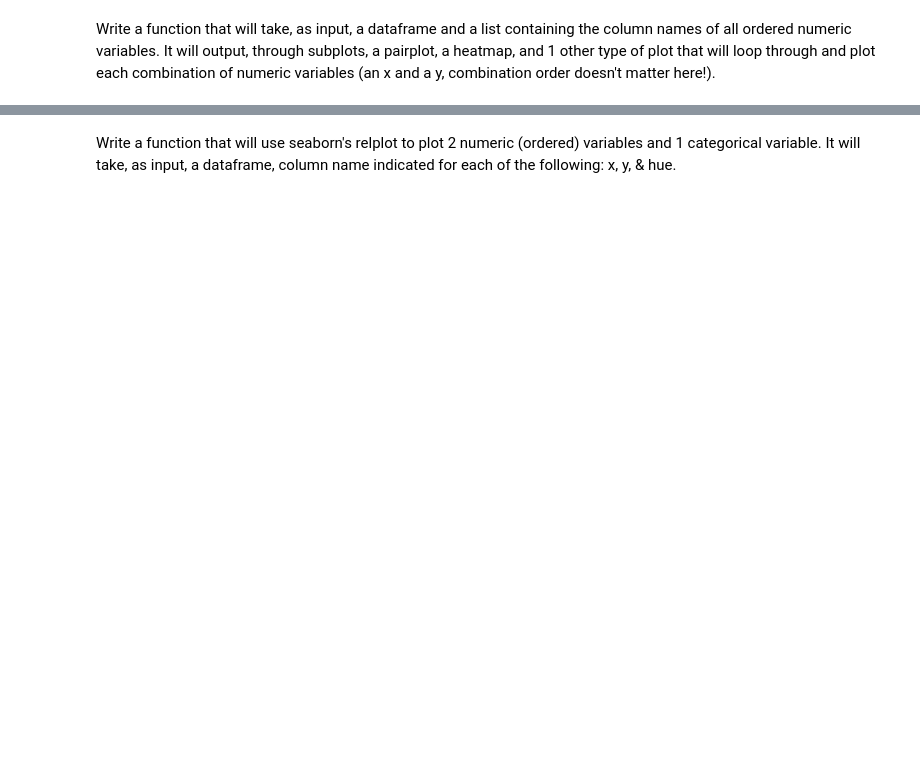
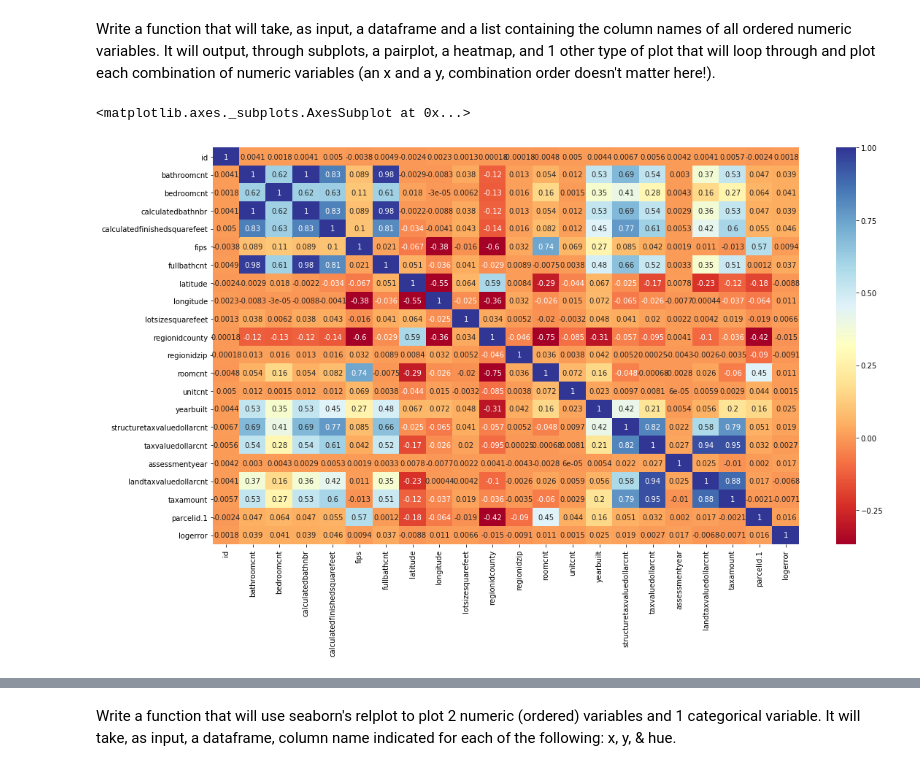
Before and after one commit to escalante-eric/ds-methodologies-exercises, a Jupyter notebook: Clustering/explore_zillow.ipynb, the cells around one changed output, grey strips where cells are left out. Saved outputs shown, nothing was run; the diff lists cells and outputs as text; code cells hidden in the pictures; blank space fills up the shorter version.

```diff
--- a/Clustering/explore_zillow.ipynb
+++ b/Clustering/explore_zillow.ipynb
@@ -35,7 +59,8 @@ def null_percent_row(df):
 3. Write a function that will take a dataframe and list of column names as input and return the dataframe with the null values in those columns replace by 0.
 # %%
 def replace_with_zero(df, column_name):
-    return df.fillna(0)
+    df[column_name] = df[column_name].fillna(0)
+    return df
 # %% [markdown]
 4. Impute the values in land square feet.
 
@@ -53,15 +78,21 @@ def replace_null_data(df, column_name, numerical = True):
 
 df = replace_null_data(df,'landtaxvaluedollarcnt')
 df = replace_null_data(df,'yearbuilt')
+df = replace_null_data(df,'unitcnt')
+df = replace_null_data(df, 'calculatedfinishedsquarefeet')
+df = replace_null_data(df, 'lotsizesquarefeet')
 # %% [markdown]
 5. Create a function that fills missing values with 0s. Explore the data and decide which columns it makes sense to apply this transformation to.
 # %%
 def replace_with_zero(df, column_name):
-    return df.fillna(0)
+    df[column_name] = df[column_name].fillna(0)
+    return df
 
 df = replace_with_zero(df,'fullbathcnt')
-df = replace_null_data(df,'calculatedbathnbr')
-df = replace_null_data(df,'unitcnt')
+df = replace_with_zero(df,'calculatedbathnbr')
+df = replace_with_zero(df, 'taxvaluedollarcnt')
+df = replace_with_zero(df, 'regionidzip')
+df = replace_with_zero(df, 'taxamount')
 # %% [markdown]
 6. Run the first function that returns missing value totals by column: Does the attribute have enough information (i.e. enough non-null values) to be useful? Choose your cutoff and remove columns where there is not enough information available. Document your cutoff and your reasoning.
 # %% [markdown]
@@ -96,0 +126,10 @@ def summarize_outliers():
+# %%
+keys = ['bathroomcnt','bedroomcnt','calculatedfinishedsquarefeet',
+                      'structuretaxvaluedollarcnt','landtaxvaluedollarcnt']
+values = [(1,7), (1,7), (500,8000), (25000,2000000), (10000,2500000)]
+
+dictionary = dict(zip(keys, values))
+
+for key, value in dictionary.items():
+    df = df[df[key] >= value[0]]
+    df = df[df[key] <= value[1]]
@@ -103,0 +267,8 @@ logerror_rate = df.logerror.mean()
+# %%
+num_cols = df.select_dtypes(exclude=['object'])
+
+plt.figure(figsize=(18,10))
+sns.heatmap(num_cols.corr(), annot=True, cmap='RdYlBu', robust=True)
+# %% [output]
+<matplotlib.axes._subplots.AxesSubplot at 0x...>
+[figure, added]
```
Also changed, not shown: parts of 75 cells of this notebook, 1 other file.
